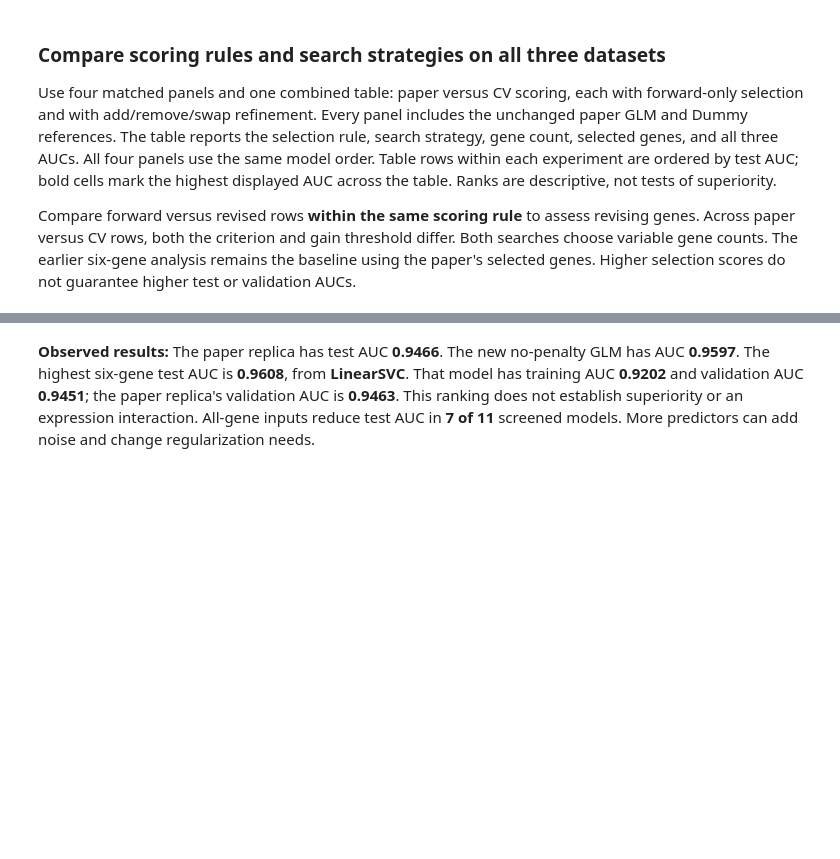
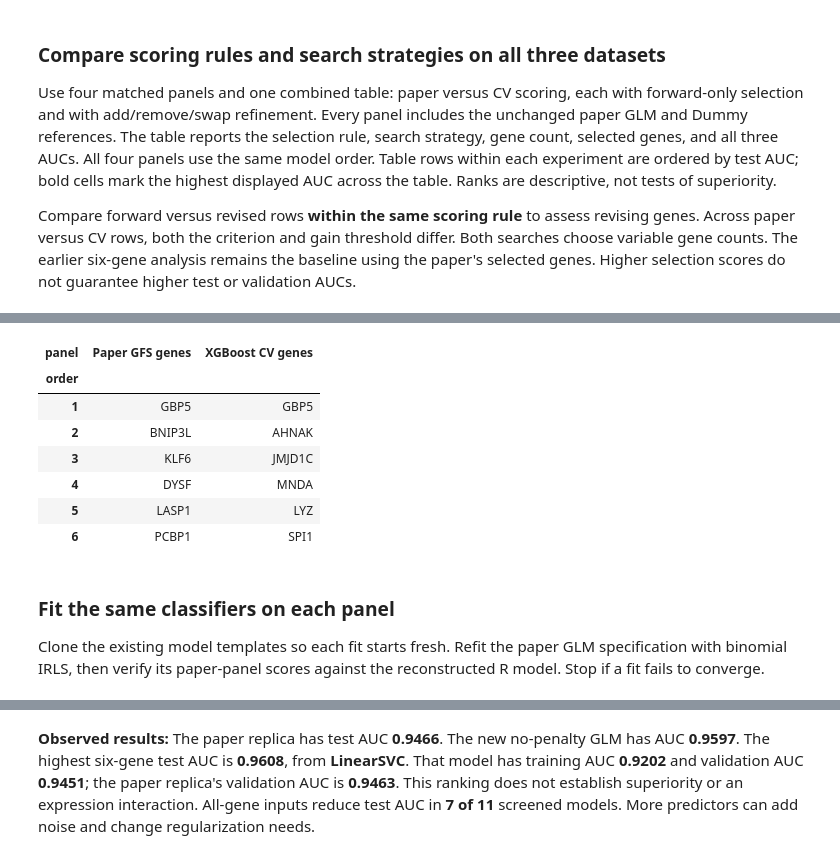
Before and after one commit to alenzimic/cfRNA_TB, a Jupyter notebook: Scripts_For_Manuscript/gene_interactions.ipynb, the cells around one changed output, grey strips where cells are left out. Saved outputs shown, nothing was run; the diff lists cells and outputs as text; code cells hidden in the pictures; blank space fills up the shorter version.

```diff
--- a/Scripts_For_Manuscript/gene_interactions.ipynb
+++ b/Scripts_For_Manuscript/gene_interactions.ipynb
@@ -2307,0 +2331,45 @@ save_prediction_scores({
+# %%
+# Reuse the existing selections and expression matrices; preserve gene order.
+PAPER_PANEL, XGB_PANEL = "Paper GFS genes", "XGBoost CV genes"
+panel_genes = {
+    PAPER_PANEL: list(paper_genes),
+    XGB_PANEL: list(gfs_gene_sets[("cv", "XGBClassifier")]),
+}
+assert all(len(genes) == len(set(genes)) == 6 for genes in panel_genes.values())
+panel_inputs = {
+    PAPER_PANEL: paper_inputs,
+    XGB_PANEL: {
+        split: features[panel_genes[XGB_PANEL]]
+        for split, features in gfs_inputs.items()
+    },
+}
+for split, metadata in split_metadata.items():
+    for inputs in panel_inputs.values():
+        assert inputs[split].index.equals(metadata.index)
+        assert inputs[split].shape == (len(metadata), 6)
+        assert np.isfinite(inputs[split].to_numpy()).all()
+    np.testing.assert_allclose(
+        gfs_inputs[split][paper_genes], paper_inputs[split], rtol=0, atol=1e-12
+    )
+panel_gene_table = pd.DataFrame([
+    {"panel": panel, "order": order, "gene_id": gene, "gene": gene_names_by_id[gene]}
+    for panel, genes in panel_genes.items()
+    for order, gene in enumerate(genes, 1)
+])
+panel_gene_table.to_csv(OUTPUT / "six_gene_panel_genes.csv", index=False)
+display(panel_gene_table.pivot(index="order", columns="panel", values="gene"))
+# %% [output]
+| panel | Paper GFS genes | XGBoost CV genes |
+| order |  |  |
+| 1 | GBP5 | GBP5 |
+| 2 | BNIP3L | AHNAK |
+| 3 | KLF6 | JMJD1C |
+| 4 | DYSF | MNDA |
+| 5 | LASP1 | LYZ |
+| 6 | PCBP1 | SPI1 |
+# %% [markdown]
+### Fit the same classifiers on each panel
+
+Clone the existing model templates so each fit starts fresh. Refit the paper
+GLM specification with binomial IRLS, then verify its paper-panel scores against
+the reconstructed R model. Stop if a fit fails to converge.
```
Also changed, not shown: parts of 8 cells of this notebook, 8 other files.
